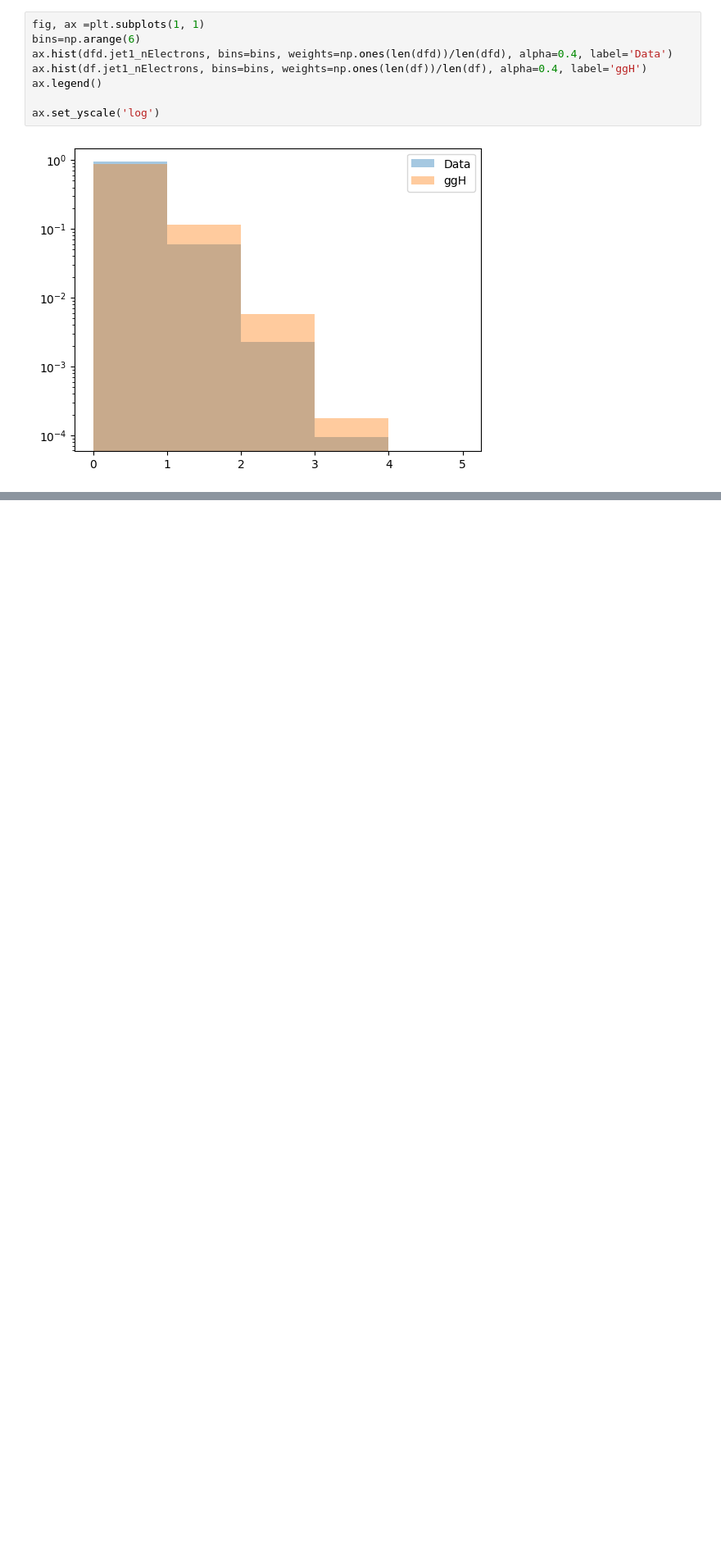
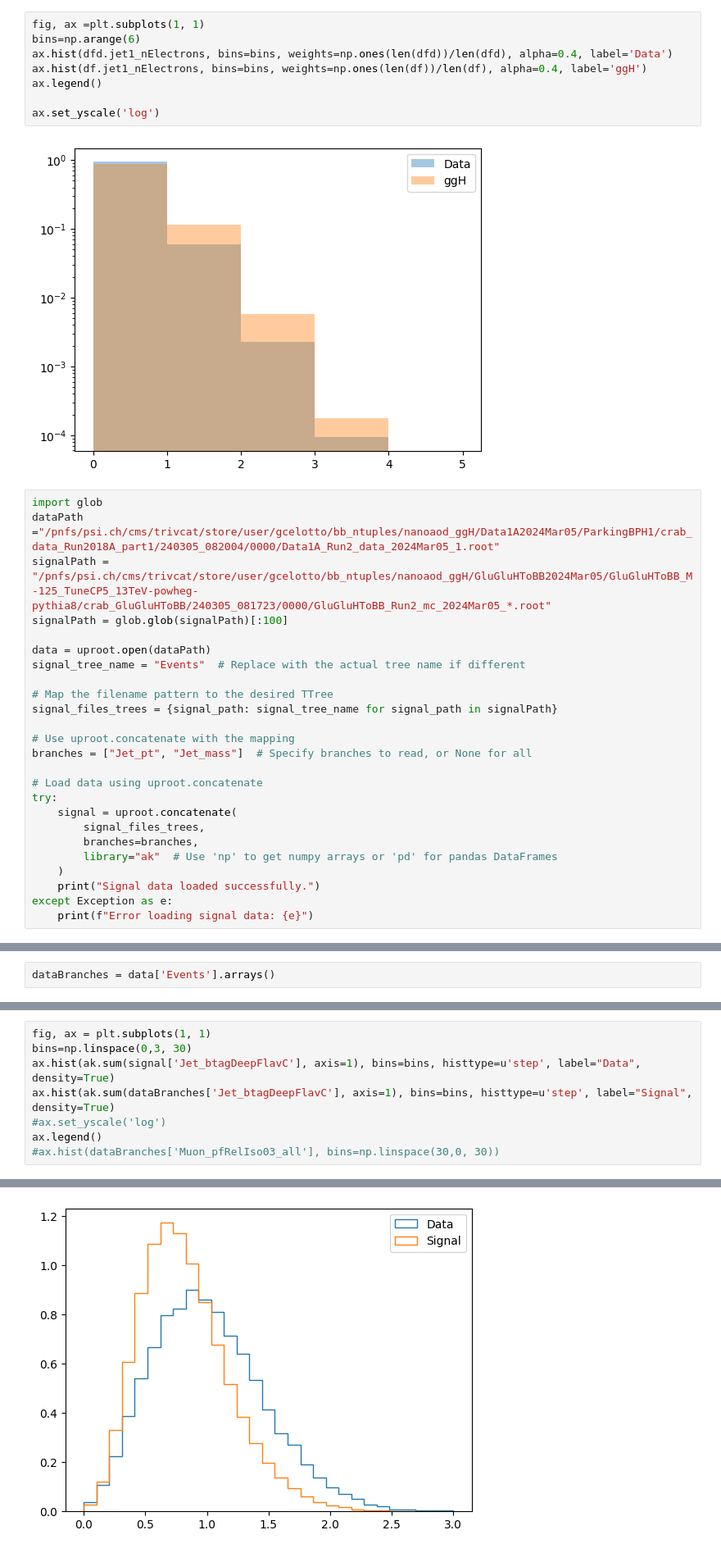
Before and after one commit to giovannicelotto/ggHbb, a Jupyter notebook: temp.ipynb, the cells around one changed output, grey strips where cells are left out. Shown at 82% size. Saved outputs shown, nothing was run; the diff lists cells and outputs as text; blank space fills up the shorter version.

Commit message:
new plot

```diff
--- a/temp.ipynb
+++ b/temp.ipynb
@@ -49,3 +53,28 @@ ax.legend()
 ax.set_yscale('log')
 # %% [output]
 [figure]
+# %%
+import glob
+dataPath ="/pnfs/psi.ch/cms/trivcat/store/user/gcelotto/bb_ntuples/nanoaod_ggH/Data1A2024Mar05/ParkingBPH1/crab_data_Run2018A_part1/240305_082004/0000/Data1A_Run2_data_2024Mar05_1.root"
+signalPath = "/pnfs/psi.ch/cms/trivcat/store/user/gcelotto/bb_ntuples/nanoaod_ggH/GluGluHToBB2024Mar05/GluGluHToBB_M-125_TuneCP5_13TeV-powheg-pythia8/crab_GluGluHToBB/240305_081723/0000/GluGluHToBB_Run2_mc_2024Mar05_*.root"
+signalPath = glob.glob(signalPath)[:100]
+
+data = uproot.open(dataPath)
+signal_tree_name = "Events"  # Replace with the actual tree name if different
+
+# Map the filename pattern to the desired TTree
+signal_files_trees = {signal_path: signal_tree_name for signal_path in signalPath}
+
+# Use uproot.concatenate with the mapping
+branches = ["Jet_pt", "Jet_mass"]  # Specify branches to read, or None for all
+
+# Load data using uproot.concatenate
+try:
+    signal = uproot.concatenate(
+        signal_files_trees,
+        branches=branches,
+        library="ak"  # Use 'np' to get numpy arrays or 'pd' for pandas DataFrames
+    )
+    print("Signal data loaded successfully.")
+except Exception as e:
+    print(f"Error loading signal data: {e}")
@@ -51,0 +83,2 @@ ax.set_yscale('log')
+# %%
+dataBranches = data['Events'].arrays()
@@ -51,0 +109,9 @@ ax.set_yscale('log')
+# %%
+fig, ax = plt.subplots(1, 1)
+bins=np.linspace(0,3, 30)
+ax.hist(ak.sum(signal['Jet_btagDeepFlavC'], axis=1), bins=bins, histtype=u'step', label="Data", density=True)
+ax.hist(ak.sum(dataBranches['Jet_btagDeepFlavC'], axis=1), bins=bins, histtype=u'step', label="Signal", density=True)
+#ax.set_yscale('log')
+ax.legend()
+#ax.hist(dataBranches['Muon_pfRelIso03_all'], bins=np.linspace(30,0, 30))
+# %% [output]
@@ -51,0 +119 @@ ax.set_yscale('log')
+[figure, added]
```
Also changed, not shown: parts of 6 cells of this notebook.
